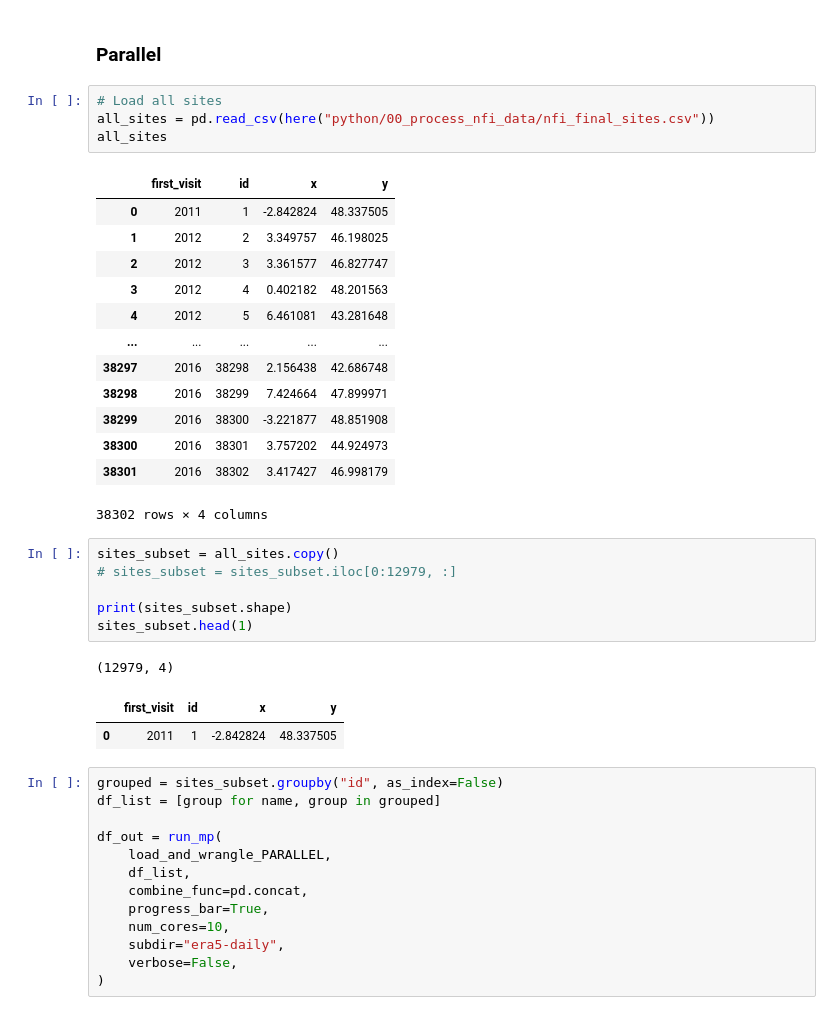
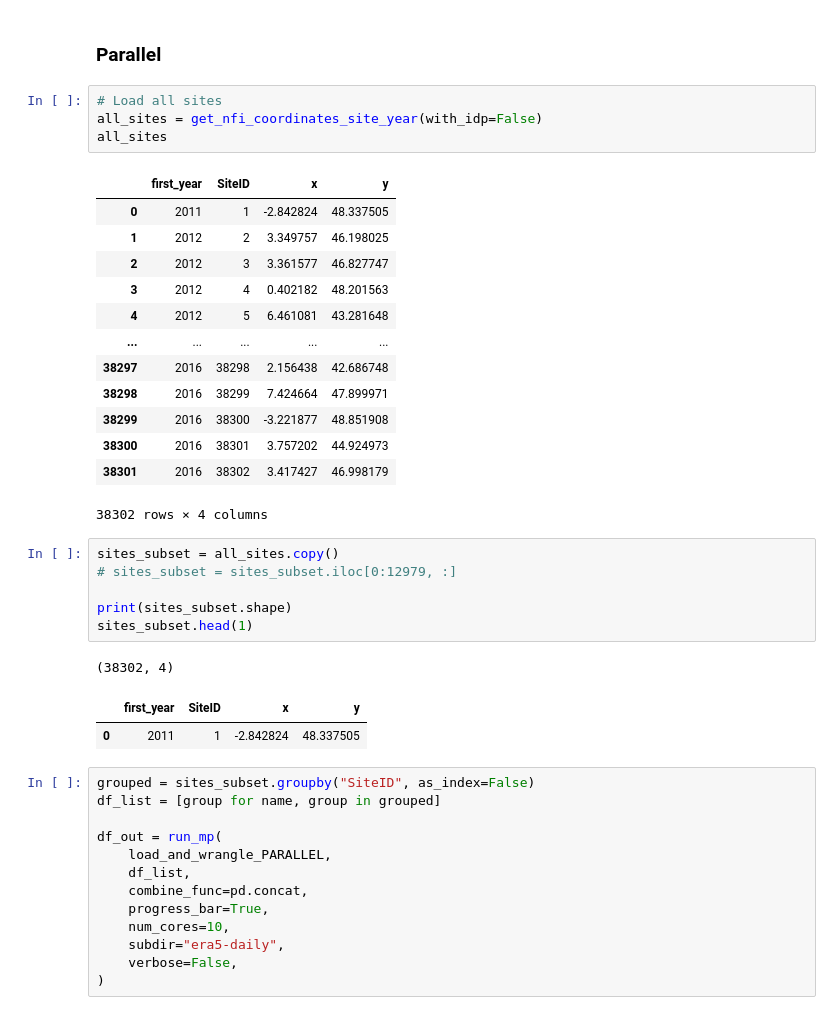
Before and after one commit to padasch/ifn_analysis, a Jupyter notebook: python/02_process_gee_data/process_era5_daily.ipynb, the cells around one changed output. Cells and saved outputs as stored; diff of their text form.

```diff
--- a/python/02_process_gee_data/process_era5_daily.ipynb
+++ b/python/02_process_gee_data/process_era5_daily.ipynb
@@ -399,10 +397,10 @@ df_out
 ### Parallel
 # %%
 # Load all sites
-all_sites = pd.read_csv(here("python/00_process_nfi_data/nfi_final_sites.csv"))
+all_sites = get_nfi_coordinates_site_year(with_idp=False)
 all_sites
 # %% [output]
-|  | first_visit | id | x | y |
+|  | first_year | SiteID | x | y |
 | 0 | 2011 | 1 | -2.842824 | 48.337505 |
 | 1 | 2012 | 2 | 3.349757 | 46.198025 |
 | 2 | 2012 | 3 | 3.361577 | 46.827747 |
@@ -422,11 +420,11 @@ sites_subset = all_sites.copy()
 print(sites_subset.shape)
 sites_subset.head(1)
 # %% [output]
-(12979, 4)
+(38302, 4)
-|  | first_visit | id | x | y |
+|  | first_year | SiteID | x | y |
 | 0 | 2011 | 1 | -2.842824 | 48.337505 |
 # %%
-grouped = sites_subset.groupby("id", as_index=False)
+grouped = sites_subset.groupby("SiteID", as_index=False)
 df_list = [group for name, group in grouped]
 
 df_out = run_mp(
```
Also changed, not shown: parts of 7 cells of this notebook.
